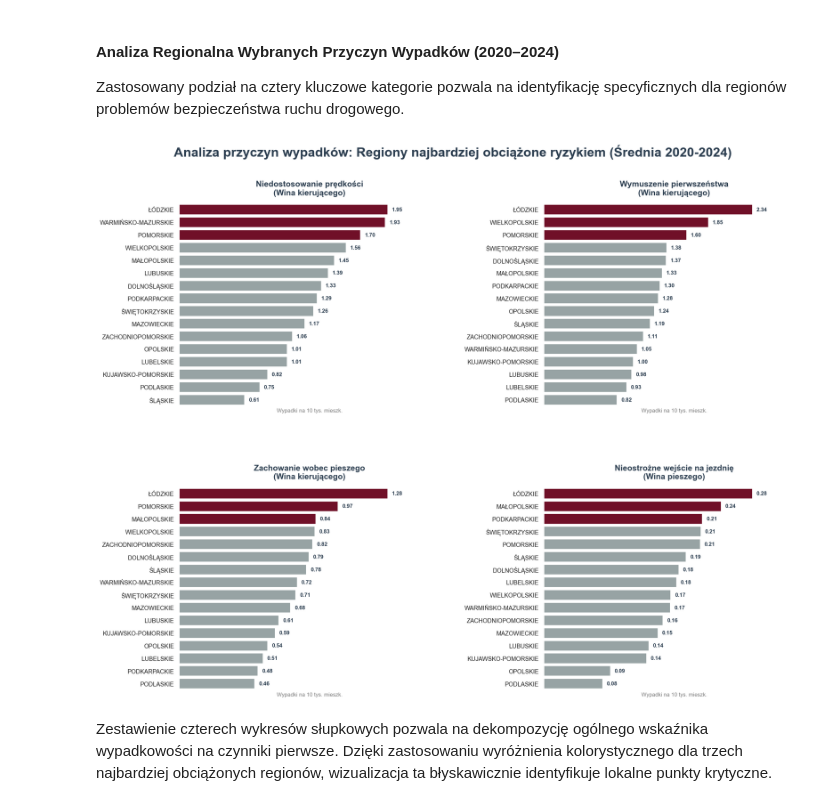
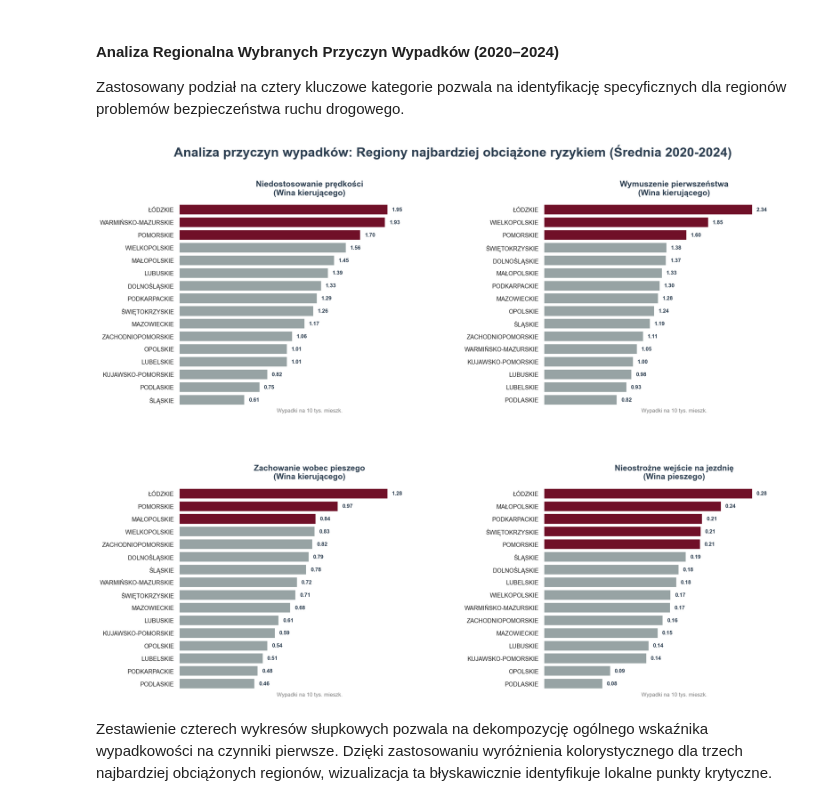
Before and after one commit to wiktoria-gliniecka/ggplotki, a Jupyter notebook: projekt_ggplotki.ipynb, the cells around one changed output. Saved outputs shown, nothing was run; the diff lists cells and outputs as text; code cells hidden in the pictures.

```diff
--- a/projekt_ggplotki.ipynb
+++ b/projekt_ggplotki.ipynb
@@ -13,21 +19,23 @@ Note: you may need to restart the kernel to use updated packages.
 # %%
-# data analysis and wrangling
+
+# Analiza i przetwarzanie danych
 import numpy as np
 import pandas as pd
 import requests
+import xml.etree.ElementTree as ET
 
-# visualization
+# Wizualizacja
 import seaborn as sns
 import matplotlib.pyplot as plt
-import xml.etree.ElementTree as ET
 
-# machine learning
+# Analiza statystyczna
 import statsmodels.api as sm
 import statsmodels.formula.api as smf
 from statsmodels.stats.multicomp import pairwise_tukeyhsd
 from scipy.stats import chi2_contingency
+
+# Ustawienia
 import warnings
-
-warnings.simplefilter(action='ignore', category=FutureWarning)
-warnings.simplefilter(action='ignore', category=UserWarning)
-warnings.simplefilter(action='ignore', category=PendingDeprecationWarning)
+warnings.filterwarnings('ignore')
+sns.set_theme(style="whitegrid")
+plt.rcParams['figure.figsize'] = (12, 8)
@@ -571,39 +543,48 @@ for ax, (kategoria_org, kategoria_nowa) in zip(axes, nazwy_profesjonalne.items()
     max_val = ranking['Wskaznik_10k'].max()
     offset = max_val * 0.02
 
-    # Kolory: Top 3 na burgundowo, reszta na szaro
-    kolory = ['#800020' if i < 3 else '#95a5a6' for i in range(len(ranking))]
+    ranking['Display_Value'] = ranking['Wskaznik_10k'].apply(lambda x: '{:1.2f}'.format(x)) # Formatowanie wartości do wyświetlenia
+
+    unique_display_values = sorted(ranking['Display_Value'].unique(), reverse=True) # Unikalne wartości wyświetlane, posortowane malejąco
+
+    if len(unique_display_values) >= 3: # Sprawdzamy, czy jest co najmniej 3 unikalne wartości
+        third_display_value = unique_display_values[2]
+    else:
+        third_display_value = ""
+
+    kolory = ['#800020' if ranking.iloc[i]['Display_Value'] >= third_display_value else '#95a5a6'  # Ciemny czerwony dla top 3, szary dla reszty
+              for i in range(len(ranking))]
 
     sns.barplot(x='Wskaznik_10k', y='Wojewodztwo', data=ranking,
                 palette=kolory, ax=ax, orient='h', hue='Wojewodztwo', legend=False)
 
     ax.set_title(kategoria_nowa, fontsize=15, fontweight='bold', pad=15, color='#2c3e50')
     ax.set_xlabel("Wypadki na 10 tys. mieszk.", fontsize=10, color='gray')
     ax.set_ylabel("")
 
     # Wartości liczbowe na końcach słupków
     for p in ax.patches:
         width = p.get_width()
         if width > 0:
             ax.text(width + offset,
                     p.get_y() + p.get_height() / 2,
                     '{:1.2f}'.format(width),
                     ha='left', va='center',
                     fontsize=10, color='#2c3e50', fontweight='bold')
 
     sns.despine(ax=ax, left=True, bottom=True)
     ax.set_xticks([])
     ax.set_xlim(0, max_val * 1.25)
 
 # 4. TYTUŁ GŁÓWNY
 plt.suptitle('Analiza przyczyn wypadków: Regiony najbardziej obciążone ryzykiem (Średnia 2020-2024)',
              fontsize=24, fontweight='bold', color='#2c3e50', y=0.98)
 
 plt.subplots_adjust(left=0.15, right=0.95, top=0.88, bottom=0.05, wspace=0.4, hspace=0.4)
 
 plt.show()
 # %% [output]
-[figure, old version]
+[figure, new version]
 # %% [markdown]
 Zestawienie czterech wykresów słupkowych pozwala na dekompozycję ogólnego wskaźnika wypadkowości na czynniki pierwsze. Dzięki zastosowaniu wyróżnienia kolorystycznego dla trzech najbardziej obciążonych regionów, wizualizacja ta błyskawicznie identyfikuje lokalne punkty krytyczne.
 # %% [markdown]
```
Also changed, not shown: parts of 101 cells of this notebook, 1 other file.
